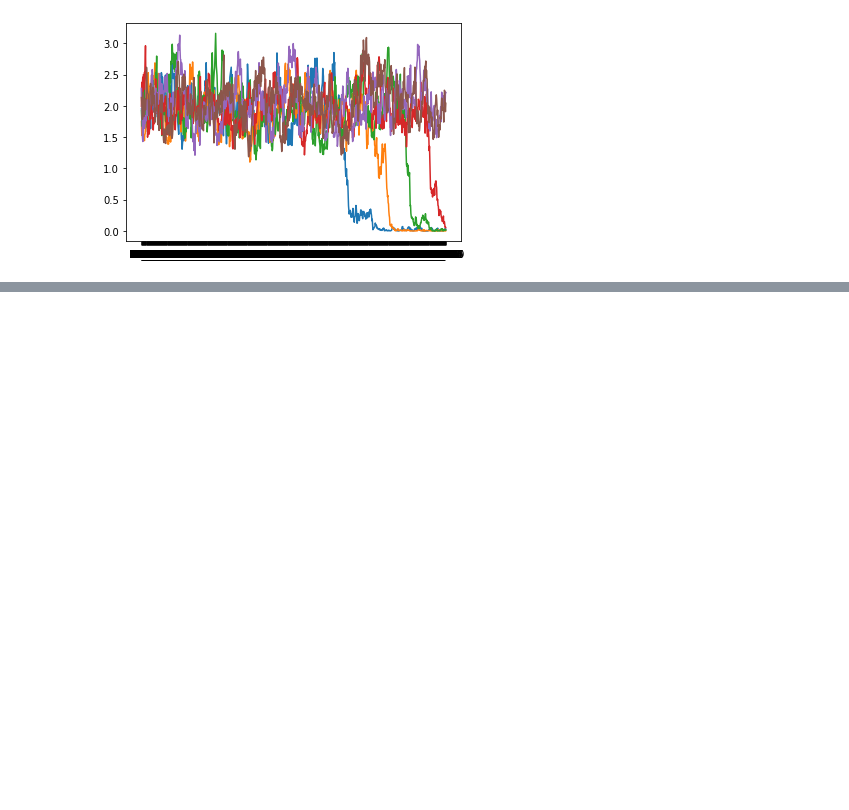
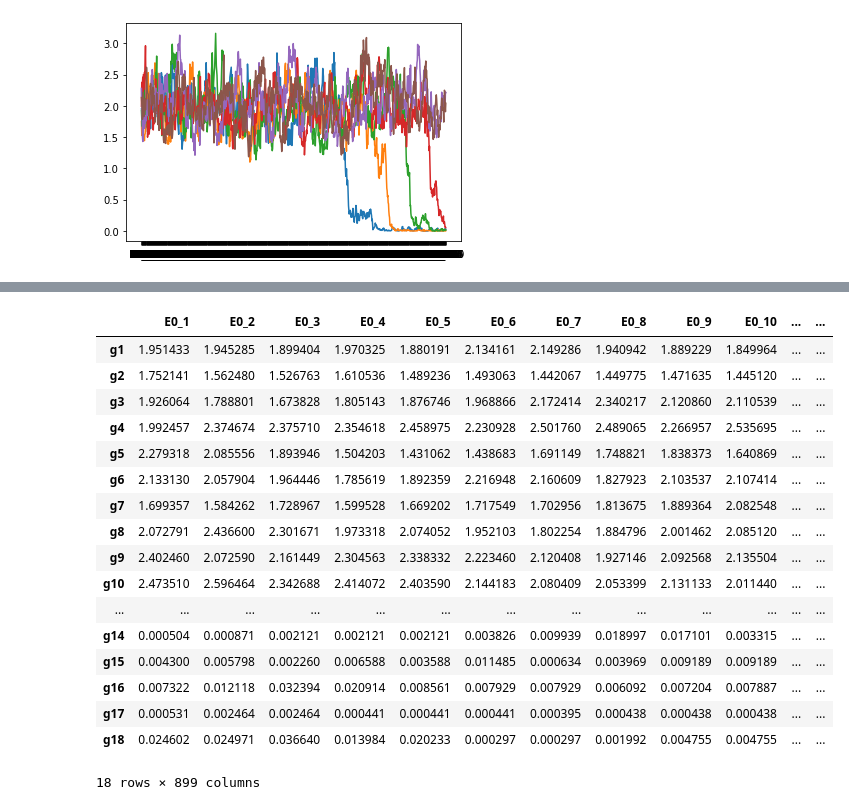
Before and after one commit to Naoto-Yamaguchi/BoolODEwithPerturbation, a Jupyter notebook: perturbation.ipynb, the cells around one changed output, grey strips where cells are left out. Saved outputs shown, nothing was run; the diff lists cells and outputs as text; code cells hidden in the pictures; blank space fills up the shorter version.

```diff
--- a/perturbation.ipynb
+++ b/perturbation.ipynb
@@ -68,3 +74,25 @@ plt.plot(df_E0_per.loc["g6"])
 # %%
 df_E0_per = pd.read_csv("Synthetic-H/dyn-LL-1/simulations_perturbation/E0.csv",index_col=0)
 df_E0_per
+# %%
+df_E0_per = pd.read_csv("Synthetic-H/dyn-LL-1/simulations_perturbation/E0.csv",index_col=0)
+df_E0_per
+# %% [output]
+|  | E0_1 | E0_2 | E0_3 | E0_4 | E0_5 | E0_6 | E0_7 | E0_8 | E0_9 | E0_10 | ... | ... |
+| g1 | 1.951433 | 1.945285 | 1.899404 | 1.970325 | 1.880191 | 2.134161 | 2.149286 | 1.940942 | 1.889229 | 1.849964 | ... | ... |
+| g2 | 1.752141 | 1.562480 | 1.526763 | 1.610536 | 1.489236 | 1.493063 | 1.442067 | 1.449775 | 1.471635 | 1.445120 | ... | ... |
+| g3 | 1.926064 | 1.788801 | 1.673828 | 1.805143 | 1.876746 | 1.968866 | 2.172414 | 2.340217 | 2.120860 | 2.110539 | ... | ... |
+| g4 | 1.992457 | 2.374674 | 2.375710 | 2.354618 | 2.458975 | 2.230928 | 2.501760 | 2.489065 | 2.266957 | 2.535695 | ... | ... |
+| g5 | 2.279318 | 2.085556 | 1.893946 | 1.504203 | 1.431062 | 1.438683 | 1.691149 | 1.748821 | 1.838373 | 1.640869 | ... | ... |
+| g6 | 2.133130 | 2.057904 | 1.964446 | 1.785619 | 1.892359 | 2.216948 | 2.160609 | 1.827923 | 2.103537 | 2.107414 | ... | ... |
+| g7 | 1.699357 | 1.584262 | 1.728967 | 1.599528 | 1.669202 | 1.717549 | 1.702956 | 1.813675 | 1.889364 | 2.082548 | ... | ... |
+| g8 | 2.072791 | 2.436600 | 2.301671 | 1.973318 | 2.074052 | 1.952103 | 1.802254 | 1.884796 | 2.001462 | 2.085120 | ... | ... |
+| g9 | 2.402460 | 2.072590 | 2.161449 | 2.304563 | 2.338332 | 2.223460 | 2.120408 | 1.927146 | 2.092568 | 2.135504 | ... | ... |
+| g10 | 2.473510 | 2.596464 | 2.342688 | 2.414072 | 2.403590 | 2.144183 | 2.080409 | 2.053399 | 2.131133 | 2.011440 | ... | ... |
+| ... | ... | ... | ... | ... | ... | ... | ... | ... | ... | ... | ... | ... |
+| g14 | 0.000504 | 0.000871 | 0.002121 | 0.002121 | 0.002121 | 0.003826 | 0.009939 | 0.018997 | 0.017101 | 0.003315 | ... | ... |
+| g15 | 0.004300 | 0.005798 | 0.002260 | 0.006588 | 0.003588 | 0.011485 | 0.000634 | 0.003969 | 0.009189 | 0.009189 | ... | ... |
+| g16 | 0.007322 | 0.012118 | 0.032394 | 0.020914 | 0.008561 | 0.007929 | 0.007929 | 0.006092 | 0.007204 | 0.007887 | ... | ... |
+| g17 | 0.000531 | 0.002464 | 0.002464 | 0.000441 | 0.000441 | 0.000441 | 0.000395 | 0.000438 | 0.000438 | 0.000438 | ... | ... |
+| g18 | 0.024602 | 0.024971 | 0.036640 | 0.013984 | 0.020233 | 0.000297 | 0.000297 | 0.001992 | 0.004755 | 0.004755 | ... | ... |
+18 rows × 899 columns
```
Also changed, not shown: parts of 3 cells of this notebook, 8 other files.
